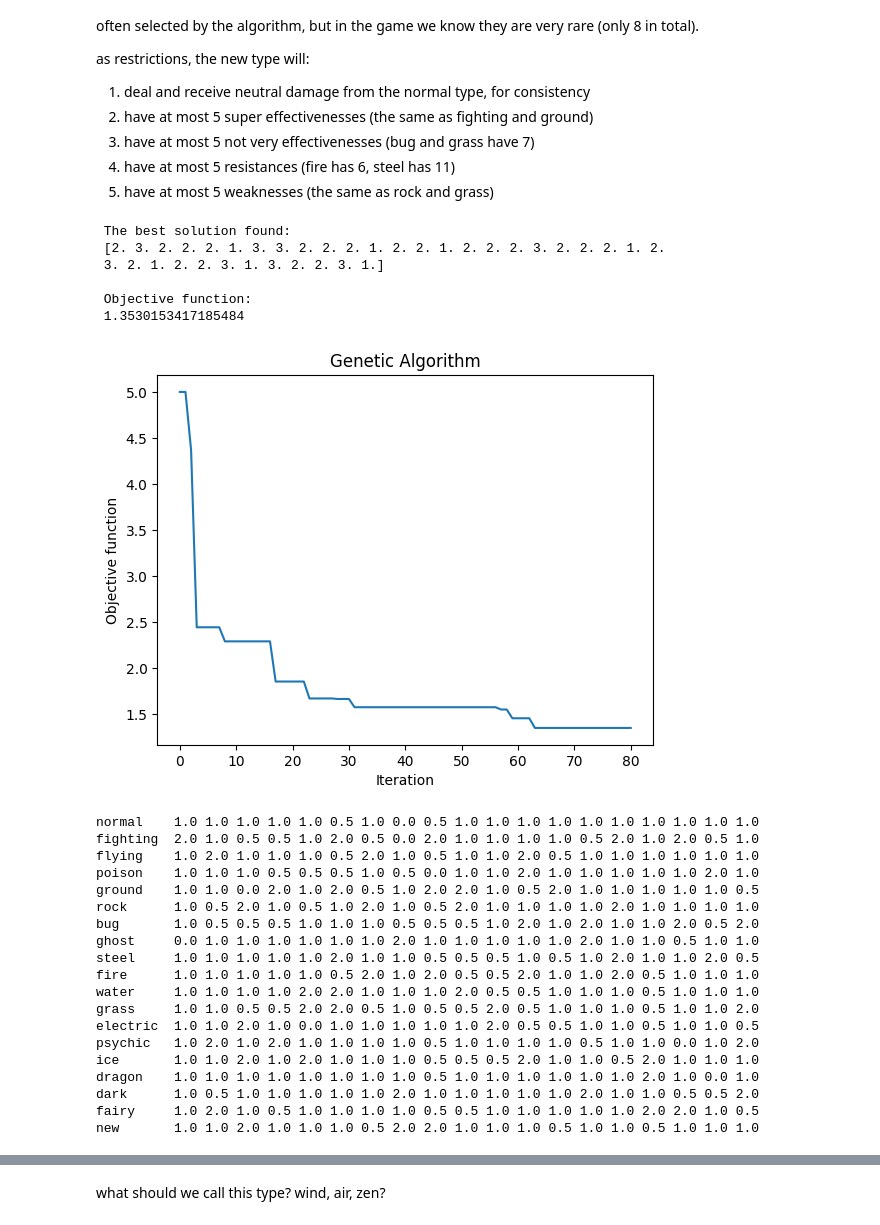
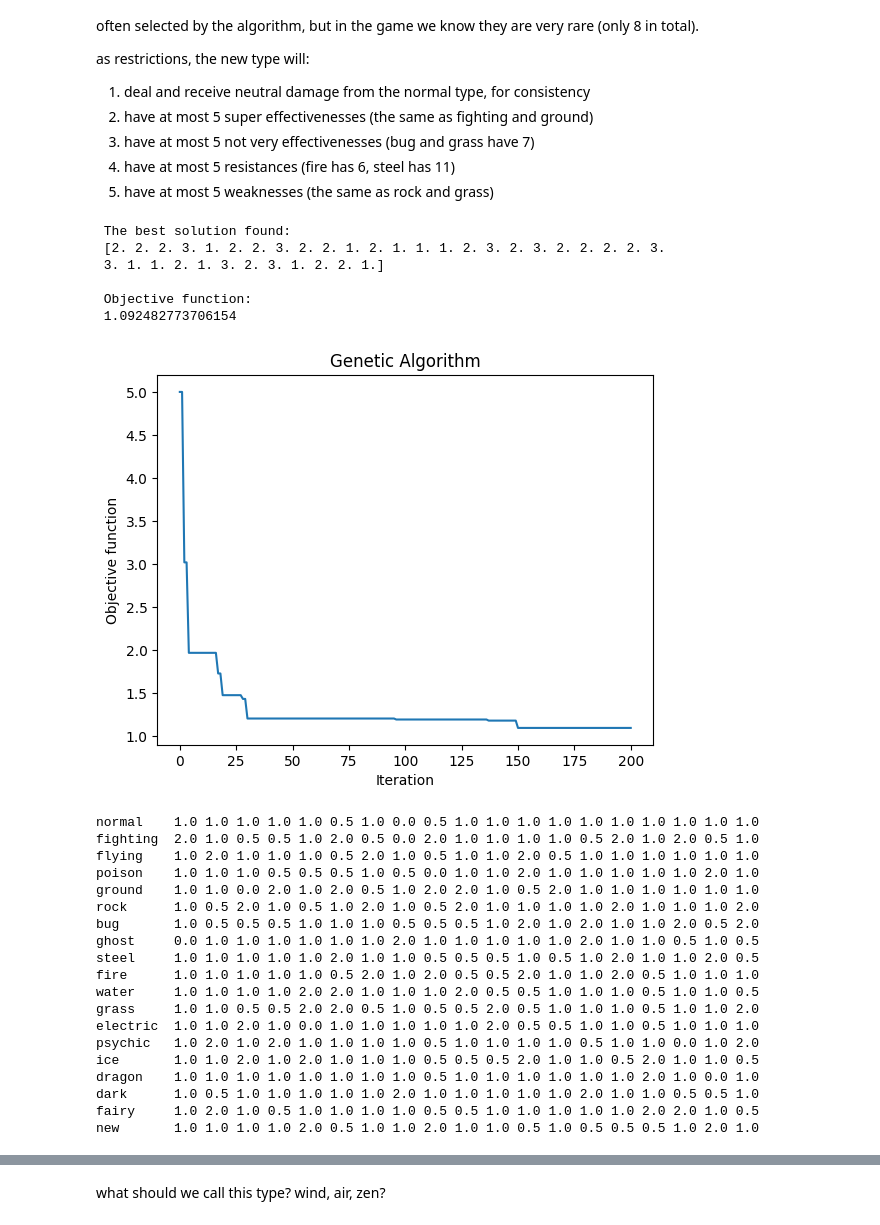
Before and after one commit to Gustavo-Rubo/pokemon-types, a Jupyter notebook: types.ipynb, the cells around one changed output, grey strips where cells are left out. Drawn from its saved outputs; the diff is of its cells as text; code cells hidden in the pictures.

```diff
--- a/types.ipynb
+++ b/types.ipynb
@@ -401,33 +401,33 @@ def objective_function(X):
 # %%
 varbound = np.array([[1, 3]]*n_types*2)
 
 
-algorithm_param = {'max_num_iteration': 80,
+algorithm_param = {'max_num_iteration': 200,
                    'population_size':100,
                    'mutation_probability':0.25,
                    'elit_ratio': 0.01,
                    'crossover_probability': 0.5,
                    'parents_portion': 0.3,
                    'crossover_type':'uniform',
                    'max_iteration_without_improv':None}
 
 model = ga(
     function=objective_function,
     dimension=n_types*2,
     variable_type='int',
     variable_boundaries=varbound,
     algorithm_parameters=algorithm_param
 )
 
 model.run()
 # %% [output]
  The best solution found:
- [2. 3. 2. 2. 2. 1. 3. 3. 2. 2. 2. 1. 2. 2. 1. 2. 2. 2. 3. 2. 2. 2. 1. 2.
- 3. 2. 1. 2. 2. 3. 1. 3. 2. 2. 3. 1.]
+ [2. 2. 2. 3. 1. 2. 2. 3. 2. 2. 1. 2. 1. 1. 1. 2. 3. 2. 3. 2. 2. 2. 2. 3.
+ 3. 1. 1. 2. 1. 3. 2. 3. 1. 2. 2. 1.]
 
  Objective function:
- 1.3530153417185484
+ 1.092482773706154
-[figure, old version]
+[figure, new version]
 # %%
 solution=model.best_variable
 
@@ -438,21 +438,21 @@ normal    1.0 1.0 1.0 1.0 1.0 0.5 1.0 0.0 0.5 1.0 1.0 1.0 1.0 1.0 1.0 1.0 1.0 1.
 fighting  2.0 1.0 0.5 0.5 1.0 2.0 0.5 0.0 2.0 1.0 1.0 1.0 1.0 0.5 2.0 1.0 2.0 0.5 1.0
 flying    1.0 2.0 1.0 1.0 1.0 0.5 2.0 1.0 0.5 1.0 1.0 2.0 0.5 1.0 1.0 1.0 1.0 1.0 1.0
 poison    1.0 1.0 1.0 0.5 0.5 0.5 1.0 0.5 0.0 1.0 1.0 2.0 1.0 1.0 1.0 1.0 1.0 2.0 1.0
-ground    1.0 1.0 0.0 2.0 1.0 2.0 0.5 1.0 2.0 2.0 1.0 0.5 2.0 1.0 1.0 1.0 1.0 1.0 0.5
-rock      1.0 0.5 2.0 1.0 0.5 1.0 2.0 1.0 0.5 2.0 1.0 1.0 1.0 1.0 2.0 1.0 1.0 1.0 1.0
+ground    1.0 1.0 0.0 2.0 1.0 2.0 0.5 1.0 2.0 2.0 1.0 0.5 2.0 1.0 1.0 1.0 1.0 1.0 1.0
+rock      1.0 0.5 2.0 1.0 0.5 1.0 2.0 1.0 0.5 2.0 1.0 1.0 1.0 1.0 2.0 1.0 1.0 1.0 2.0
 bug       1.0 0.5 0.5 0.5 1.0 1.0 1.0 0.5 0.5 0.5 1.0 2.0 1.0 2.0 1.0 1.0 2.0 0.5 2.0
-ghost     0.0 1.0 1.0 1.0 1.0 1.0 1.0 2.0 1.0 1.0 1.0 1.0 1.0 2.0 1.0 1.0 0.5 1.0 1.0
+ghost     0.0 1.0 1.0 1.0 1.0 1.0 1.0 2.0 1.0 1.0 1.0 1.0 1.0 2.0 1.0 1.0 0.5 1.0 0.5
 steel     1.0 1.0 1.0 1.0 1.0 2.0 1.0 1.0 0.5 0.5 0.5 1.0 0.5 1.0 2.0 1.0 1.0 2.0 0.5
 fire      1.0 1.0 1.0 1.0 1.0 0.5 2.0 1.0 2.0 0.5 0.5 2.0 1.0 1.0 2.0 0.5 1.0 1.0 1.0
-water     1.0 1.0 1.0 1.0 2.0 2.0 1.0 1.0 1.0 2.0 0.5 0.5 1.0 1.0 1.0 0.5 1.0 1.0 1.0
+water     1.0 1.0 1.0 1.0 2.0 2.0 1.0 1.0 1.0 2.0 0.5 0.5 1.0 1.0 1.0 0.5 1.0 1.0 0.5
 grass     1.0 1.0 0.5 0.5 2.0 2.0 0.5 1.0 0.5 0.5 2.0 0.5 1.0 1.0 1.0 0.5 1.0 1.0 2.0
-electric  1.0 1.0 2.0 1.0 0.0 1.0 1.0 1.0 1.0 1.0 2.0 0.5 0.5 1.0 1.0 0.5 1.0 1.0 0.5
+electric  1.0 1.0 2.0 1.0 0.0 1.0 1.0 1.0 1.0 1.0 2.0 0.5 0.5 1.0 1.0 0.5 1.0 1.0 1.0
 psychic   1.0 2.0 1.0 2.0 1.0 1.0 1.0 1.0 0.5 1.0 1.0 1.0 1.0 0.5 1.0 1.0 0.0 1.0 2.0
-ice       1.0 1.0 2.0 1.0 2.0 1.0 1.0 1.0 0.5 0.5 0.5 2.0 1.0 1.0 0.5 2.0 1.0 1.0 1.0
+ice       1.0 1.0 2.0 1.0 2.0 1.0 1.0 1.0 0.5 0.5 0.5 2.0 1.0 1.0 0.5 2.0 1.0 1.0 0.5
 dragon    1.0 1.0 1.0 1.0 1.0 1.0 1.0 1.0 0.5 1.0 1.0 1.0 1.0 1.0 1.0 2.0 1.0 0.0 1.0
-dark      1.0 0.5 1.0 1.0 1.0 1.0 1.0 2.0 1.0 1.0 1.0 1.0 1.0 2.0 1.0 1.0 0.5 0.5 2.0
+dark      1.0 0.5 1.0 1.0 1.0 1.0 1.0 2.0 1.0 1.0 1.0 1.0 1.0 2.0 1.0 1.0 0.5 0.5 1.0
 fairy     1.0 2.0 1.0 0.5 1.0 1.0 1.0 1.0 0.5 0.5 1.0 1.0 1.0 1.0 1.0 2.0 2.0 1.0 0.5
-new       1.0 1.0 2.0 1.0 1.0 1.0 0.5 2.0 2.0 1.0 1.0 1.0 0.5 1.0 1.0 0.5 1.0 1.0 1.0
+new       1.0 1.0 1.0 1.0 2.0 0.5 1.0 1.0 2.0 1.0 1.0 0.5 1.0 0.5 0.5 0.5 1.0 2.0 1.0
 # %%
 print(f'   super effective against:  {", ".join(np.array(types)[eff_new[n_types] == 2.0])}')
 print(f'              resistant to:  {", ".join(np.array(types)[eff_new[:, n_types] == 0.5])}')
```
Also changed, not shown: parts of 4 cells of this notebook.
